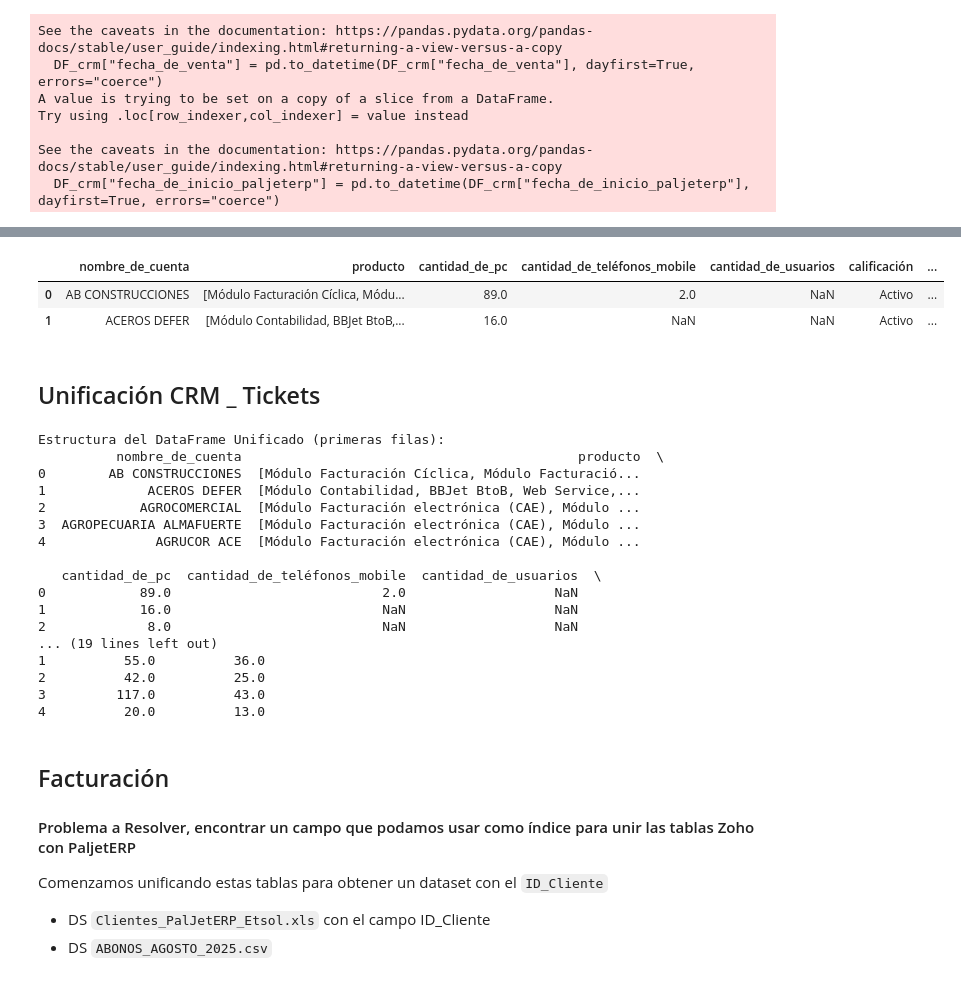
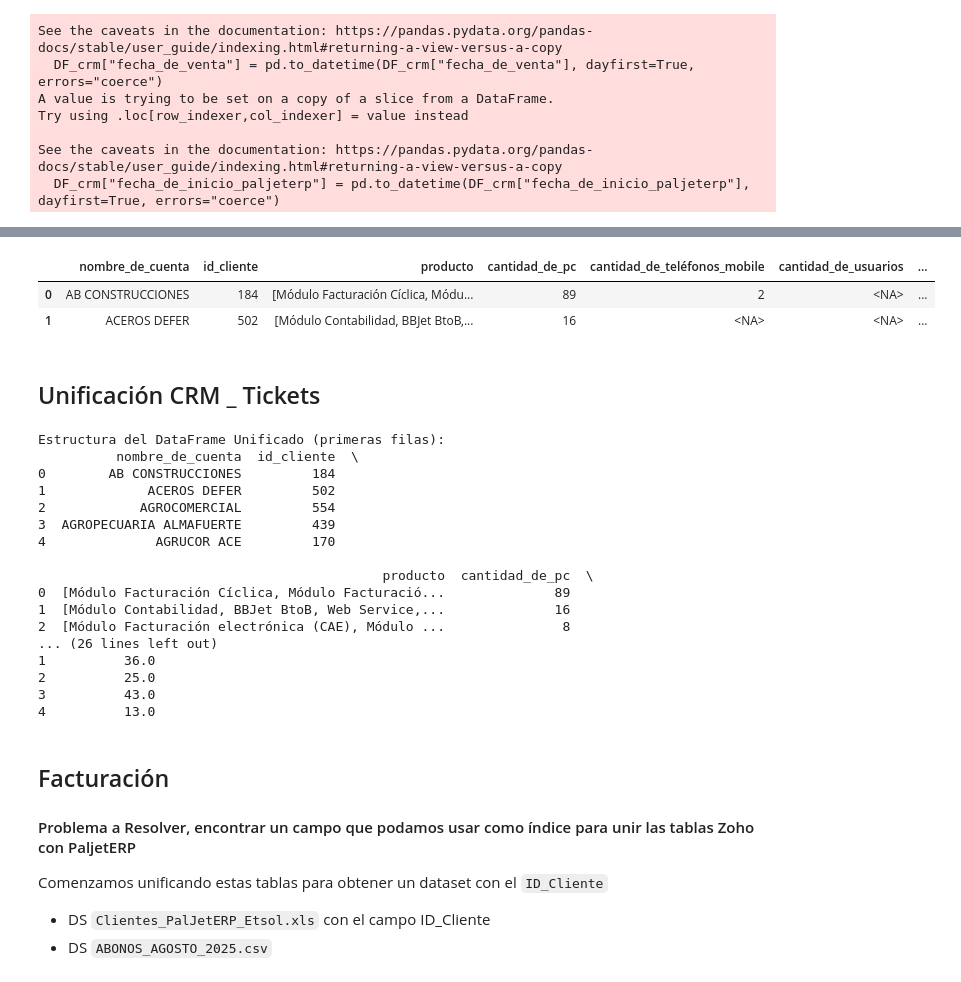
Before and after one commit to christiansaluzzo/Etsol_AnalisisClientes, a Jupyter notebook: análisis_clientes.ipynb, the cells around one changed output, grey strips where cells are left out. Cells and saved outputs as stored; diff of their text form; code cells hidden in the pictures.

Commit message:
TRabajando en la unificación de los dataset utilizando el campo ID_Cliente

```diff
--- a/análisis_clientes.ipynb
+++ b/análisis_clientes.ipynb
@@ -219,6 +219,12 @@ See the caveats in the documentation: https://pandas.pydata.org/pandas-docs/stab
 # Reemplazar los registros donde 'producto' sea NaN o vacío por "PalJet ERP estándar - Licencia servidor (backend)"
 
 DF_crm["producto"] = DF_crm["producto"].fillna("PalJet ERP estándar - Licencia servidor (backend)")
+
+#Convertir a enteros estos campos
+cols_a_convertir = ["id_cliente", "cantidad_de_pc", "cantidad_de_teléfonos_mobile","cantidad_de_usuarios"]
+
+for col in cols_a_convertir:
+    DF_crm[col] = pd.to_numeric(DF_crm[col], errors='coerce').astype('Int64')
 # %% [output]
 A value is trying to be set on a copy of a slice from a DataFrame.
 Try using .loc[row_indexer,col_indexer] = value instead
@@ -273,39 +291,40 @@ import numpy as np # Necesario para NaN"""
 
 # 1. Definimos el diccionario con las operaciones para cada columna
 agg_functions = {
+    'id_cliente':'first',
     'producto': list,  # Agrupa los productos en una lista
     'cantidad_de_pc': 'first',  # Toma el primer valor (asumiendo que es el mismo para el cliente)
     'cantidad_de_teléfonos_mobile': 'first',  # Toma el primer valor (asumiendo que es el mismo para el cliente)
     'cantidad_de_usuarios': 'first',  # Toma el primer valor (asumiendo que es el mismo para el cliente)
     'calificación': 'first',  # Toma el primer valor (asumiendo que es el mismo para el cliente)
     'fecha_de_venta': 'first',  # Toma la primera fecha encontrada
     'fecha_de_alta': 'first',  # Toma la primera fecha encontrada
     'fecha_de_baja_paljet': 'first', # Toma el primer valor
     'fecha_de_inicio_paljeterp': 'first', # Toma el primer valor
     'estado': 'first'  # Toma el primer estado (asumiendo que es el mismo)
 }
 
 # 2. Agrupamos por 'nombre_de_cuenta' y aplicamos las agregaciones
 DF_CRM_cliente = (
     DF_crm.groupby('nombre_de_cuenta')
     .agg(agg_functions)
     .reset_index() # Convierte el 'nombre_de_cuenta' de índice a columna
 )
 
 # 3. Aplicamos tu lógica para asegurar que el producto base esté siempre
 producto_base = "PalJet ERP estándar - Licencia servidor (backend)"
 
 DF_CRM_cliente["producto"] = DF_CRM_cliente["producto"].apply(
     lambda lista: lista if producto_base in lista else lista + [producto_base]
 )
 
 # Mostramos el resultado
 DF_CRM_cliente.to_excel("entregables\\DF_CRM_cliente.xlsx",index=False)
 DF_CRM_cliente.head(2)
 # %% [output]
-|  | nombre_de_cuenta | producto | cantidad_de_pc | cantidad_de_teléfonos_mobile | cantidad_de_usuarios | calificación | ... |
-| 0 | AB CONSTRUCCIONES | [Módulo Facturación Cíclica, Módu... | 89.0 | 2.0 | NaN | Activo | ... |
-| 1 | ACEROS DEFER | [Módulo Contabilidad, BBJet BtoB,... | 16.0 | NaN | NaN | Activo | ... |
+|  | nombre_de_cuenta | id_cliente | producto | cantidad_de_pc | cantidad_de_teléfonos_mobile | cantidad_de_usuarios | ... |
+| 0 | AB CONSTRUCCIONES | 184 | [Módulo Facturación Cíclica, Módu... | 89 | 2 | <NA> | ... |
+| 1 | ACEROS DEFER | 502 | [Módulo Contabilidad, BBJet BtoB,... | 16 | <NA> | <NA> | ... |
 # %% [markdown]
 ## Unificación CRM _ Tickets
 # %%
@@ -332,22 +351,22 @@ print(DF_FINAL.head())
 DF_FINAL.to_excel("entregables\\DF_FINAL.xlsx",index=False)
 # %% [output]
 Estructura del DataFrame Unificado (primeras filas):
-          nombre_de_cuenta                                           producto  \
-0        AB CONSTRUCCIONES  [Módulo Facturación Cíclica, Módulo Facturació...
-1             ACEROS DEFER  [Módulo Contabilidad, BBJet BtoB, Web Service,...
-2            AGROCOMERCIAL  [Módulo Facturación electrónica (CAE), Módulo ...
-3  AGROPECUARIA ALMAFUERTE  [Módulo Facturación electrónica (CAE), Módulo ...
-4              AGRUCOR ACE  [Módulo Facturación electrónica (CAE), Módulo ...
+          nombre_de_cuenta  id_cliente  \
+0        AB CONSTRUCCIONES         184
+1             ACEROS DEFER         502
+2            AGROCOMERCIAL         554
+3  AGROPECUARIA ALMAFUERTE         439
+4              AGRUCOR ACE         170
 
-   cantidad_de_pc  cantidad_de_teléfonos_mobile  cantidad_de_usuarios  \
-0            89.0                           2.0                   NaN
-1            16.0                           NaN                   NaN
-2             8.0                           NaN                   NaN
-... (19 lines left out)
-1          55.0          36.0
-2          42.0          25.0
-3         117.0          43.0
-4          20.0          13.0
+                                            producto  cantidad_de_pc  \
+0  [Módulo Facturación Cíclica, Módulo Facturació...              89
+1  [Módulo Contabilidad, BBJet BtoB, Web Service,...              16
+2  [Módulo Facturación electrónica (CAE), Módulo ...               8
+... (26 lines left out)
+1          36.0
+2          25.0
+3          43.0
+4          13.0
 # %% [markdown]
 ## Facturación
 
```
Also changed, not shown: parts of 3 cells of this notebook.
